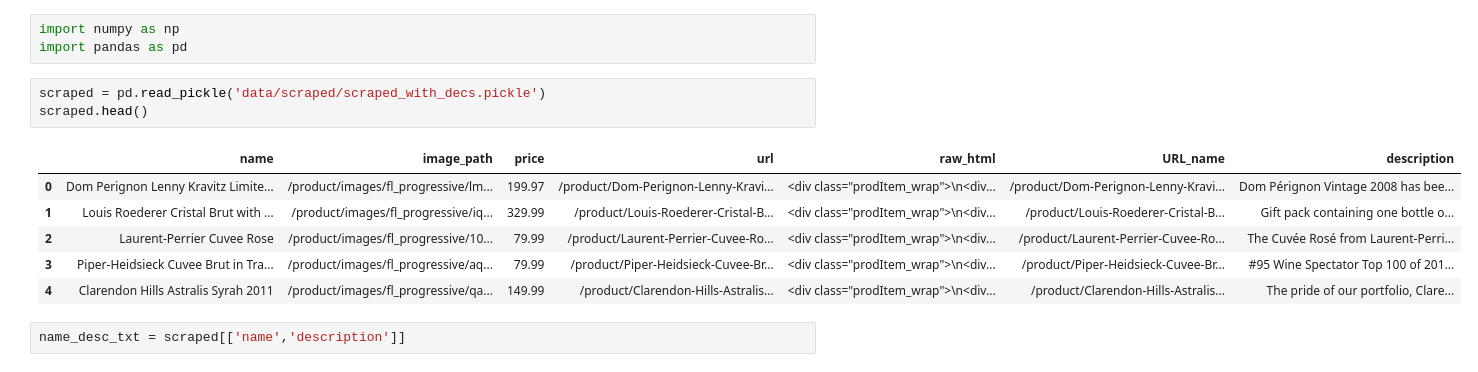
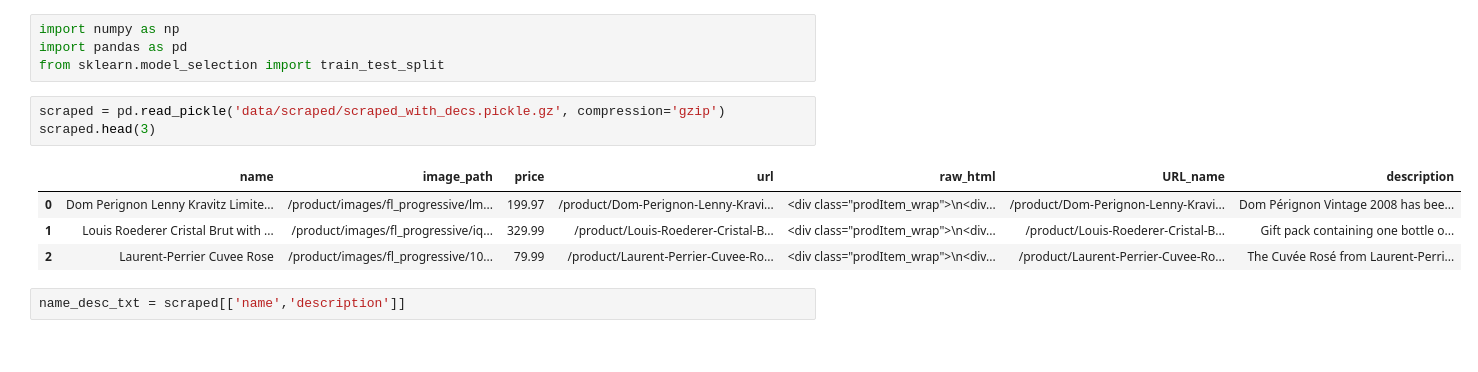
Before and after one commit to cipher982/this-wine-does-not-exist, a Jupyter notebook: 2b_build_gpt2_dataset.ipynb, the cells around one changed output. Cells and saved outputs as stored; diff of their text form.

```diff
--- a/2b_build_gpt2_dataset.ipynb
+++ b/2b_build_gpt2_dataset.ipynb
@@ -1,16 +1,15 @@
 # %%
 import numpy as np
 import pandas as pd
+from sklearn.model_selection import train_test_split
 # %%
-scraped = pd.read_pickle('data/scraped/scraped_with_decs.pickle')
-scraped.head()
+scraped = pd.read_pickle('data/scraped/scraped_with_decs.pickle.gz', compression='gzip')
+scraped.head(3)
 # %% [output]
 |  | name | image_path | price | url | raw_html | URL_name | description |
 | 0 | Dom Perignon Lenny Kravitz Limite... | /product/images/fl_progressive/lm... | 199.97 | /product/Dom-Perignon-Lenny-Kravi... | <div class="prodItem_wrap">\n<div... | /product/Dom-Perignon-Lenny-Kravi... | Dom Pérignon Vintage 2008 has bee... |
 | 1 | Louis Roederer Cristal Brut with ... | /product/images/fl_progressive/iq... | 329.99 | /product/Louis-Roederer-Cristal-B... | <div class="prodItem_wrap">\n<div... | /product/Louis-Roederer-Cristal-B... | Gift pack containing one bottle o... |
 | 2 | Laurent-Perrier Cuvee Rose | /product/images/fl_progressive/10... | 79.99 | /product/Laurent-Perrier-Cuvee-Ro... | <div class="prodItem_wrap">\n<div... | /product/Laurent-Perrier-Cuvee-Ro... | The Cuvée Rosé from Laurent-Perri... |
-| 3 | Piper-Heidsieck Cuvee Brut in Tra... | /product/images/fl_progressive/aq... | 79.99 | /product/Piper-Heidsieck-Cuvee-Br... | <div class="prodItem_wrap">\n<div... | /product/Piper-Heidsieck-Cuvee-Br... | #95 Wine Spectator Top 100 of 201... |
-| 4 | Clarendon Hills Astralis Syrah 2011 | /product/images/fl_progressive/qa... | 149.99 | /product/Clarendon-Hills-Astralis... | <div class="prodItem_wrap">\n<div... | /product/Clarendon-Hills-Astralis... | The pride of our portfolio, Clare... |
 # %%
 name_desc_txt = scraped[['name','description']]
 # %%
```
Also changed, not shown: parts of 4 cells of this notebook, 5 other files.
